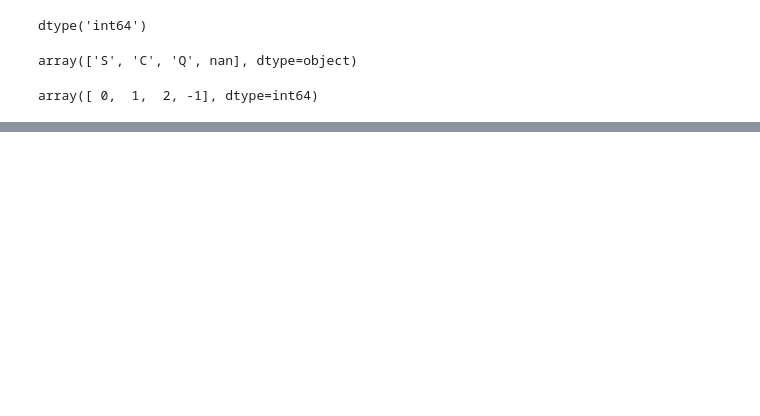
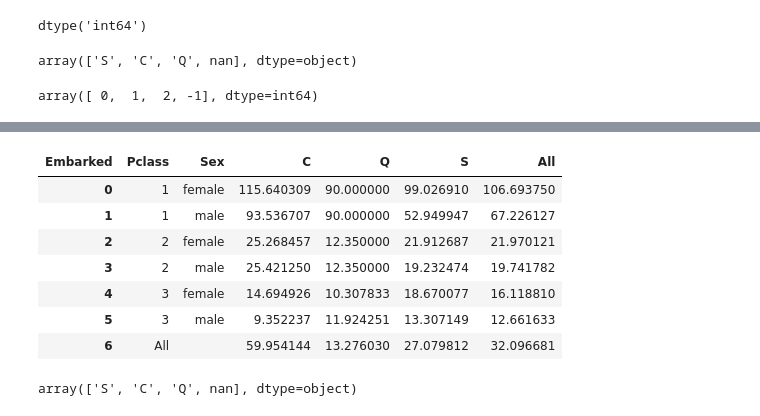
Before and after one commit to parmeet-97637/LPU-Session, a Jupyter notebook: Tuesday Batch/Pandas Tutorial.ipynb, the cells around one changed output, grey strips where cells are left out. Saved outputs shown, nothing was run; the diff lists cells and outputs as text; code cells hidden in the pictures; blank space fills up the shorter version.

```diff
--- a/Tuesday Batch/Pandas Tutorial.ipynb
+++ b/Tuesday Batch/Pandas Tutorial.ipynb
@@ -1603,0 +1935,15 @@ df.head()
+# %%
+df.pivot_table(index =['Pclass','Sex'],columns=['Embarked'], values ="Fare", aggfunc="mean", margins= True).reset_index()
+# %% [output]
+| Embarked | Pclass | Sex | C | Q | S | All |
+| 0 | 1 | female | 115.640309 | 90.000000 | 99.026910 | 106.693750 |
+| 1 | 1 | male | 93.536707 | 90.000000 | 52.949947 | 67.226127 |
+| 2 | 2 | female | 25.268457 | 12.350000 | 21.912687 | 21.970121 |
+| 3 | 2 | male | 25.421250 | 12.350000 | 19.232474 | 19.741782 |
+| 4 | 3 | female | 14.694926 | 10.307833 | 18.670077 | 16.118810 |
+| 5 | 3 | male | 9.352237 | 11.924251 | 13.307149 | 12.661633 |
+| 6 | All |  | 59.954144 | 13.276030 | 27.079812 | 32.096681 |
+# %%
+df['Embarked'].unique()
+# %% [output]
+array(['S', 'C', 'Q', nan], dtype=object)
```
Also changed, not shown: parts of 69 cells of this notebook.
